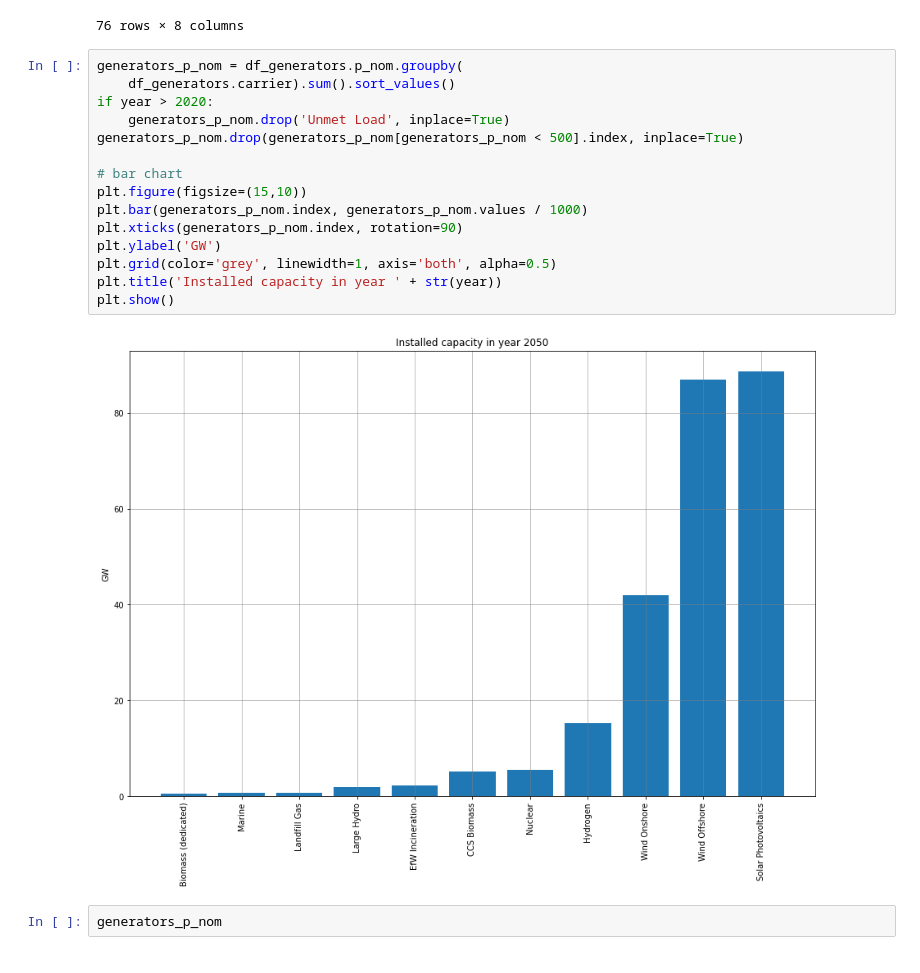
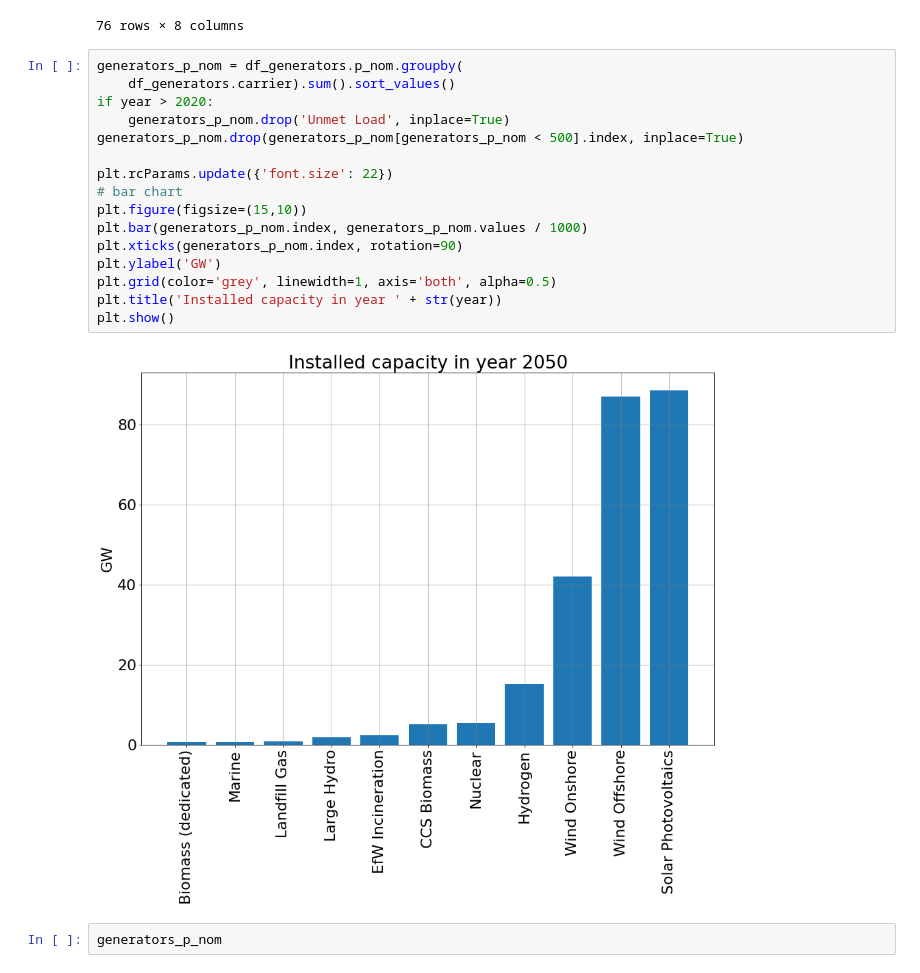
Before and after one commit to andrewlyden/PyPSA-GB, a Jupyter notebook: notebooks/3 - Generator and Marginal Prices.ipynb, the cells around one changed output. Cells and saved outputs as stored; diff of their text form.

```diff
--- a/notebooks/3 - Generator and Marginal Prices.ipynb
+++ b/notebooks/3 - Generator and Marginal Prices.ipynb
@@ -73,20 +73,21 @@ df_generators.loc[df_generators['carrier'] == 'Wind Offshore']
 # %%
 generators_p_nom = df_generators.p_nom.groupby(
     df_generators.carrier).sum().sort_values()
 if year > 2020:
     generators_p_nom.drop('Unmet Load', inplace=True)
 generators_p_nom.drop(generators_p_nom[generators_p_nom < 500].index, inplace=True)
 
+plt.rcParams.update({'font.size': 22})
 # bar chart
 plt.figure(figsize=(15,10))
 plt.bar(generators_p_nom.index, generators_p_nom.values / 1000)
 plt.xticks(generators_p_nom.index, rotation=90)
 plt.ylabel('GW')
 plt.grid(color='grey', linewidth=1, axis='both', alpha=0.5)
 plt.title('Installed capacity in year ' + str(year))
 plt.show()
 # %% [output]
-[figure, old version]
+[figure, new version]
 # %%
 generators_p_nom
 # %% [output]
```
Also changed, not shown: parts of 5 cells of this notebook, 13 other files.
